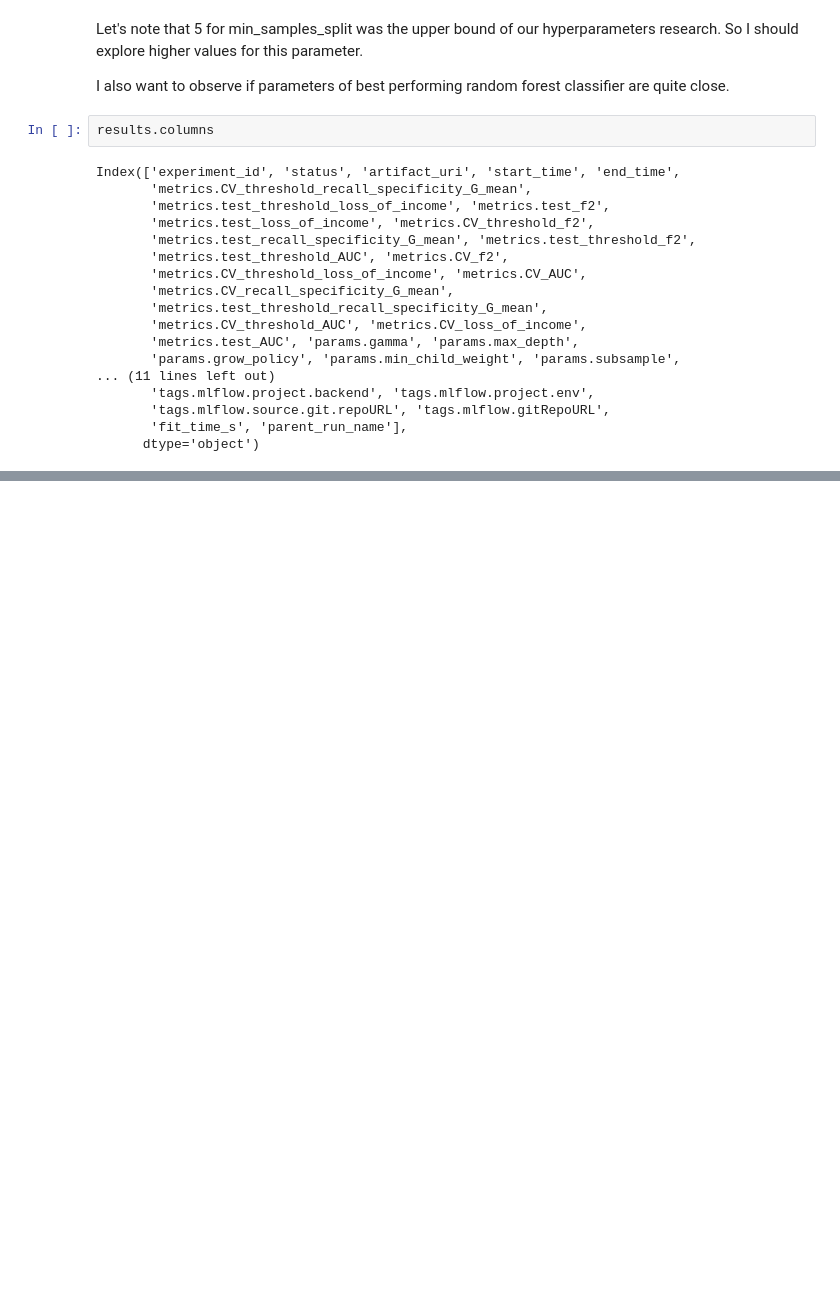
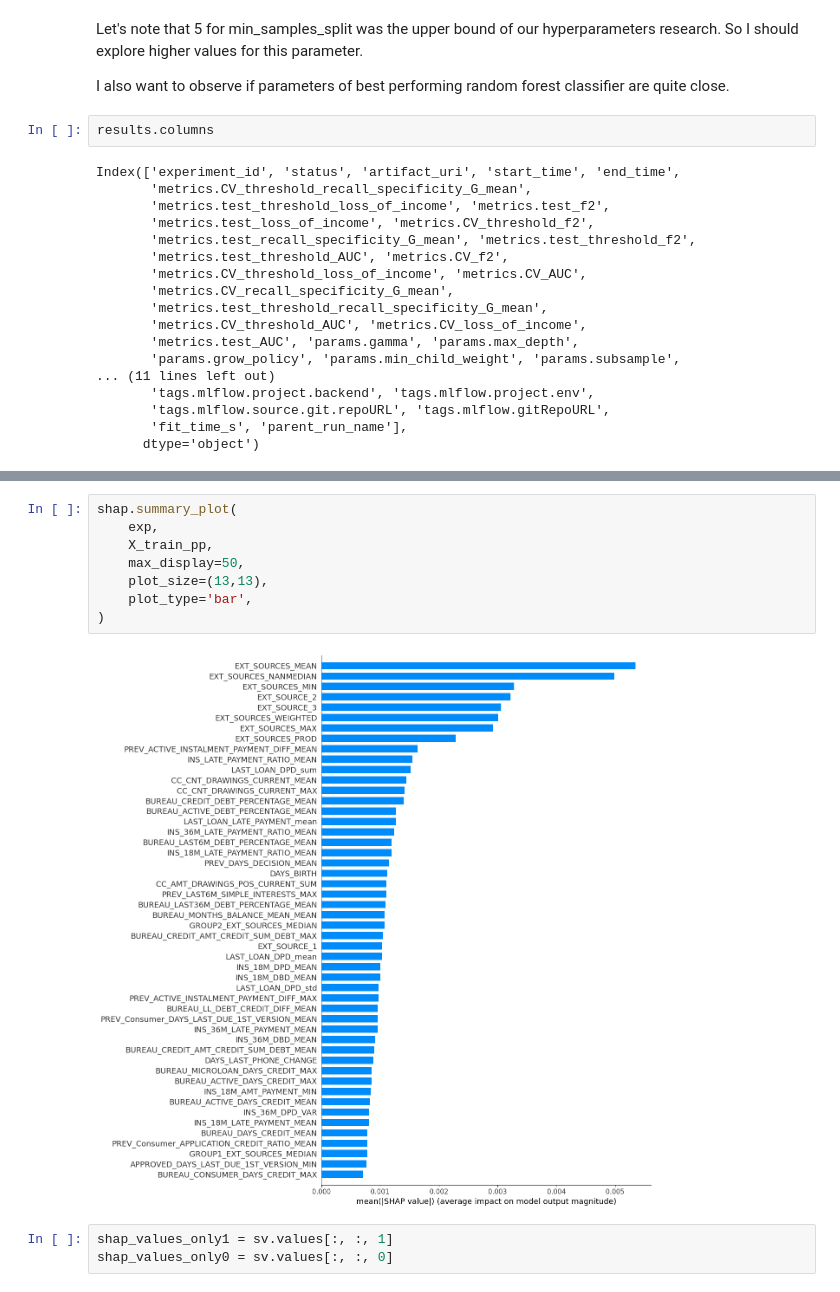
Before and after one commit to JulienfLeBoucher/OC_MLOps_credit_scoring, a Jupyter notebook: explore_mlflow_tracking.ipynb, the cells around one changed output, grey strips where cells are left out. Saved outputs shown, nothing was run; the diff lists cells and outputs as text; blank space fills up the shorter version.

```diff
--- a/explore_mlflow_tracking.ipynb
+++ b/explore_mlflow_tracking.ipynb
@@ -507,0 +664,13 @@ clf.get_params()
+# %%
+shap.summary_plot(
+    exp,
+    X_train_pp,
+    max_display=50,
+    plot_size=(13,13),
+    plot_type='bar',
+)
+# %% [output]
+[figure, added]
+# %%
+shap_values_only1 = sv.values[:, :, 1]
+shap_values_only0 = sv.values[:, :, 0]
```
Also changed, not shown: parts of 40 cells of this notebook.
